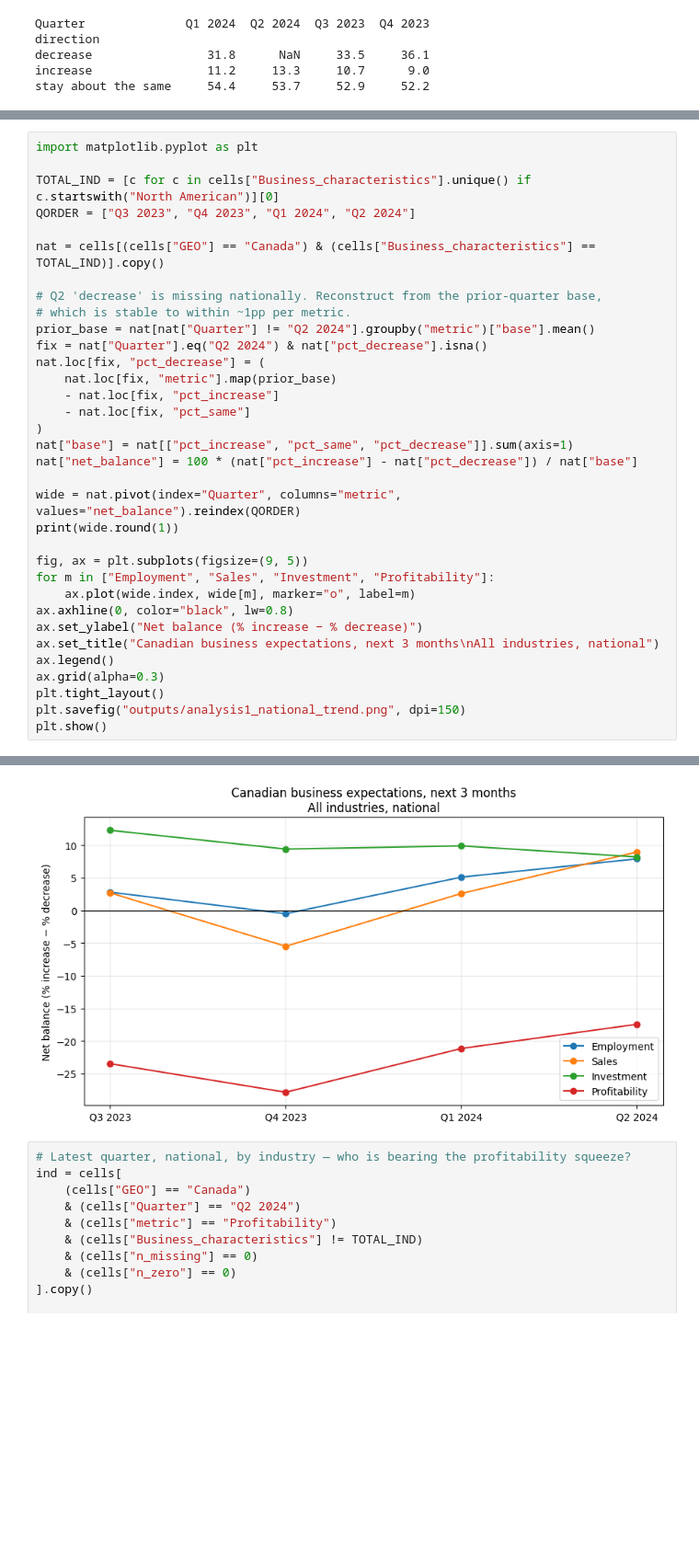
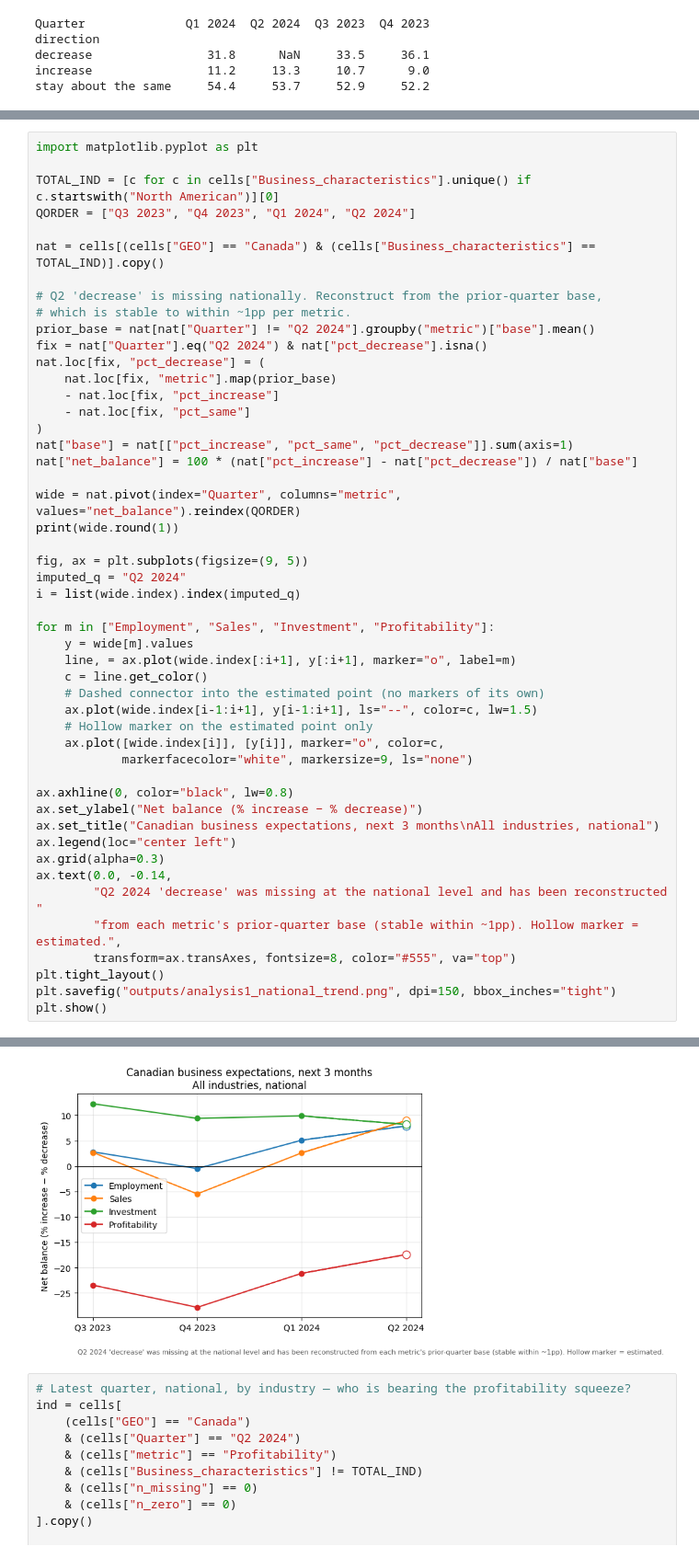
Before and after one commit to stephanieajah/csbc_business_conditions_analysis, a Jupyter notebook: notebooks/analysis.ipynb, the cells around one changed output, grey strips where cells are left out. Shown at 92% size. Saved outputs shown, nothing was run; the diff lists cells and outputs as text; blank space fills up the shorter version.

Commit message:
Make notebook path-portable; mark imputed Q2 values on trend chart

```diff
--- a/notebooks/analysis.ipynb
+++ b/notebooks/analysis.ipynb
@@ -251,37 +259,52 @@ nat = cells[(cells["GEO"] == "Canada") & (cells["Business_characteristics"] == T
 # Q2 'decrease' is missing nationally. Reconstruct from the prior-quarter base,
 # which is stable to within ~1pp per metric.
 prior_base = nat[nat["Quarter"] != "Q2 2024"].groupby("metric")["base"].mean()
 fix = nat["Quarter"].eq("Q2 2024") & nat["pct_decrease"].isna()
 nat.loc[fix, "pct_decrease"] = (
     nat.loc[fix, "metric"].map(prior_base)
     - nat.loc[fix, "pct_increase"]
     - nat.loc[fix, "pct_same"]
 )
 nat["base"] = nat[["pct_increase", "pct_same", "pct_decrease"]].sum(axis=1)
 nat["net_balance"] = 100 * (nat["pct_increase"] - nat["pct_decrease"]) / nat["base"]
 
 wide = nat.pivot(index="Quarter", columns="metric", values="net_balance").reindex(QORDER)
 print(wide.round(1))
 
 fig, ax = plt.subplots(figsize=(9, 5))
+imputed_q = "Q2 2024"
+i = list(wide.index).index(imputed_q)
+
 for m in ["Employment", "Sales", "Investment", "Profitability"]:
-    ax.plot(wide.index, wide[m], marker="o", label=m)
+    y = wide[m].values
+    line, = ax.plot(wide.index[:i+1], y[:i+1], marker="o", label=m)
+    c = line.get_color()
+    # Dashed connector into the estimated point (no markers of its own)
+    ax.plot(wide.index[i-1:i+1], y[i-1:i+1], ls="--", color=c, lw=1.5)
+    # Hollow marker on the estimated point only
+    ax.plot([wide.index[i]], [y[i]], marker="o", color=c,
+            markerfacecolor="white", markersize=9, ls="none")
+
 ax.axhline(0, color="black", lw=0.8)
 ax.set_ylabel("Net balance (% increase − % decrease)")
 ax.set_title("Canadian business expectations, next 3 months\nAll industries, national")
-ax.legend()
+ax.legend(loc="center left")
 ax.grid(alpha=0.3)
+ax.text(0.0, -0.14,
+        "Q2 2024 'decrease' was missing at the national level and has been reconstructed "
+        "from each metric's prior-quarter base (stable within ~1pp). Hollow marker = estimated.",
+        transform=ax.transAxes, fontsize=8, color="#555", va="top")
 plt.tight_layout()
-plt.savefig("outputs/analysis1_national_trend.png", dpi=150)
+plt.savefig("outputs/analysis1_national_trend.png", dpi=150, bbox_inches="tight")
 plt.show()
 # %% [output]
 metric   Employment  Investment  Profitability  Sales
 Quarter
 Q3 2023         2.8        12.3          -23.5    2.7
 Q4 2023        -0.5         9.4          -27.9   -5.5
 Q1 2024         5.1         9.9          -21.1    2.6
 Q2 2024         7.9         8.2          -17.4    8.9
-[figure, old version]
+[figure, new version]
 # %%
 # Latest quarter, national, by industry — who is bearing the profitability squeeze?
 ind = cells[
```
Also changed, not shown: parts of 1 cell of this notebook.
